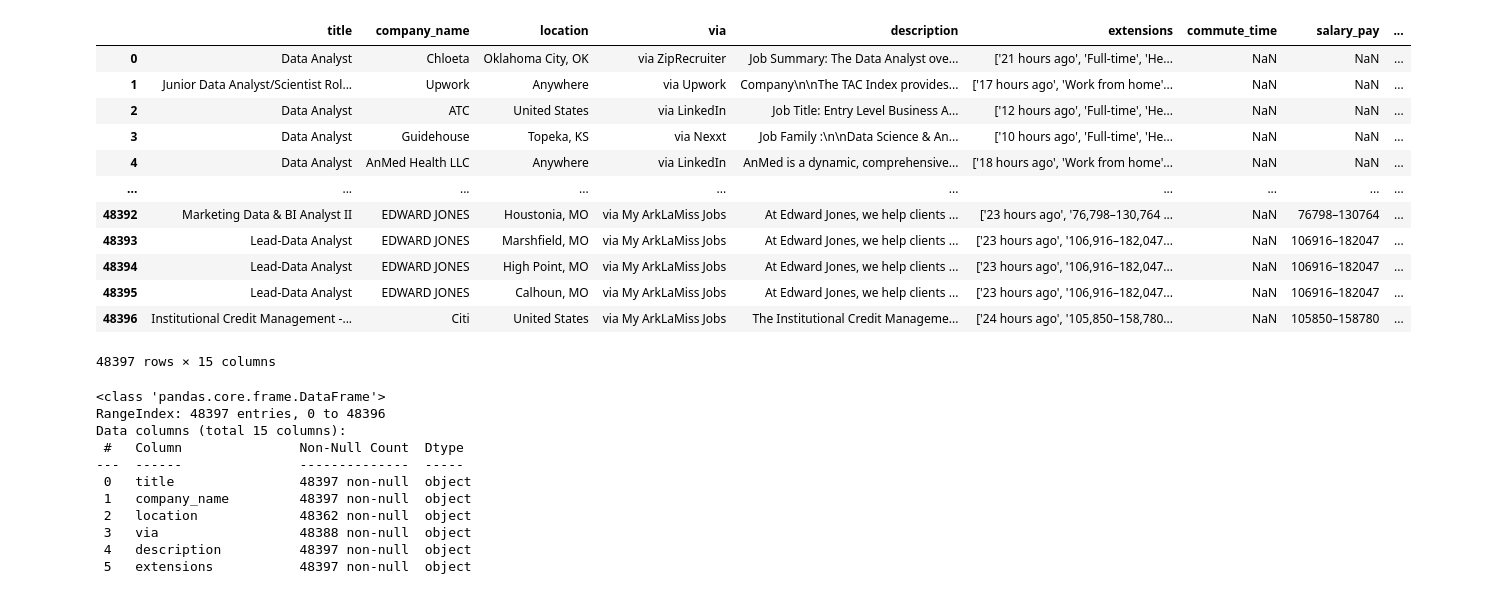
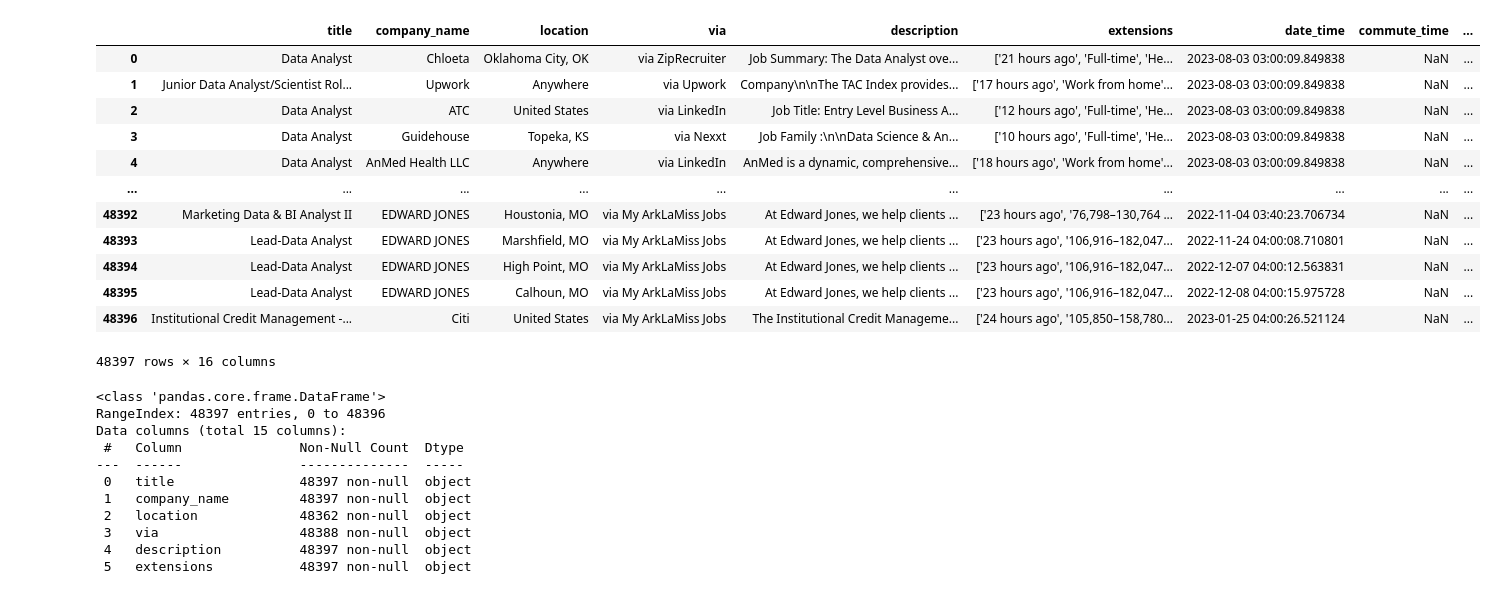
Before and after one commit to Severesix907/Capstone_Project, a Jupyter notebook: p_code/01_EDA.ipynb, the cells around one changed output. Saved outputs shown, nothing was run; the diff lists cells and outputs as text; code cells hidden in the pictures.

Commit message:
updated the data file

```diff
--- a/p_code/01_EDA.ipynb
+++ b/p_code/01_EDA.ipynb
@@ -4,22 +4,22 @@ import numpy as np
 import matplotlib.pyplot as plt
 import seaborn as sns
 # %%
-df = pd.read_csv("../p_code/gsearch_jobs.csv",  usecols=['title','company_name', 'location', 'via', 'description', 'extensions', 'commute_time', 'salary_pay', 'salary_rate', 'salary_avg', 'salary_min', 'salary_max', 'salary_hourly', 'salary_yearly', 'salary_standardized'])
+df = pd.read_csv("../p_code/gsearch_jobs.csv",  usecols=['title','company_name', 'date_time', 'location', 'via', 'description', 'extensions', 'commute_time', 'salary_pay', 'salary_rate', 'salary_avg', 'salary_min', 'salary_max', 'salary_hourly', 'salary_yearly', 'salary_standardized'])
 df
 # %% [output]
-|  | title | company_name | location | via | description | extensions | commute_time | salary_pay | ... |
-| 0 | Data Analyst | Chloeta | Oklahoma City, OK | via ZipRecruiter | Job Summary: The Data Analyst ove... | ['21 hours ago', 'Full-time', 'He... | NaN | NaN | ... |
-| 1 | Junior Data Analyst/Scientist Rol... | Upwork | Anywhere | via Upwork | Company\n\nThe TAC Index provides... | ['17 hours ago', 'Work from home'... | NaN | NaN | ... |
-| 2 | Data Analyst | ATC | United States | via LinkedIn | Job Title: Entry Level Business A... | ['12 hours ago', 'Full-time', 'He... | NaN | NaN | ... |
-| 3 | Data Analyst | Guidehouse | Topeka, KS | via Nexxt | Job Family :\n\nData Science & An... | ['10 hours ago', 'Full-time', 'He... | NaN | NaN | ... |
-| 4 | Data Analyst | AnMed Health LLC | Anywhere | via LinkedIn | AnMed is a dynamic, comprehensive... | ['18 hours ago', 'Work from home'... | NaN | NaN | ... |
+|  | title | company_name | location | via | description | extensions | date_time | commute_time | ... |
+| 0 | Data Analyst | Chloeta | Oklahoma City, OK | via ZipRecruiter | Job Summary: The Data Analyst ove... | ['21 hours ago', 'Full-time', 'He... | 2023-08-03 03:00:09.849838 | NaN | ... |
+| 1 | Junior Data Analyst/Scientist Rol... | Upwork | Anywhere | via Upwork | Company\n\nThe TAC Index provides... | ['17 hours ago', 'Work from home'... | 2023-08-03 03:00:09.849838 | NaN | ... |
+| 2 | Data Analyst | ATC | United States | via LinkedIn | Job Title: Entry Level Business A... | ['12 hours ago', 'Full-time', 'He... | 2023-08-03 03:00:09.849838 | NaN | ... |
+| 3 | Data Analyst | Guidehouse | Topeka, KS | via Nexxt | Job Family :\n\nData Science & An... | ['10 hours ago', 'Full-time', 'He... | 2023-08-03 03:00:09.849838 | NaN | ... |
+| 4 | Data Analyst | AnMed Health LLC | Anywhere | via LinkedIn | AnMed is a dynamic, comprehensive... | ['18 hours ago', 'Work from home'... | 2023-08-03 03:00:09.849838 | NaN | ... |
 | ... | ... | ... | ... | ... | ... | ... | ... | ... | ... |
-| 48392 | Marketing Data & BI Analyst II | EDWARD JONES | Houstonia, MO | via My ArkLaMiss Jobs | At Edward Jones, we help clients ... | ['23 hours ago', '76,798–130,764 ... | NaN | 76798–130764 | ... |
-| 48393 | Lead-Data Analyst | EDWARD JONES | Marshfield, MO | via My ArkLaMiss Jobs | At Edward Jones, we help clients ... | ['23 hours ago', '106,916–182,047... | NaN | 106916–182047 | ... |
-| 48394 | Lead-Data Analyst | EDWARD JONES | High Point, MO | via My ArkLaMiss Jobs | At Edward Jones, we help clients ... | ['23 hours ago', '106,916–182,047... | NaN | 106916–182047 | ... |
-| 48395 | Lead-Data Analyst | EDWARD JONES | Calhoun, MO | via My ArkLaMiss Jobs | At Edward Jones, we help clients ... | ['23 hours ago', '106,916–182,047... | NaN | 106916–182047 | ... |
-| 48396 | Institutional Credit Management -... | Citi | United States | via My ArkLaMiss Jobs | The Institutional Credit Manageme... | ['24 hours ago', '105,850–158,780... | NaN | 105850–158780 | ... |
+| 48392 | Marketing Data & BI Analyst II | EDWARD JONES | Houstonia, MO | via My ArkLaMiss Jobs | At Edward Jones, we help clients ... | ['23 hours ago', '76,798–130,764 ... | 2022-11-04 03:40:23.706734 | NaN | ... |
+| 48393 | Lead-Data Analyst | EDWARD JONES | Marshfield, MO | via My ArkLaMiss Jobs | At Edward Jones, we help clients ... | ['23 hours ago', '106,916–182,047... | 2022-11-24 04:00:08.710801 | NaN | ... |
+| 48394 | Lead-Data Analyst | EDWARD JONES | High Point, MO | via My ArkLaMiss Jobs | At Edward Jones, we help clients ... | ['23 hours ago', '106,916–182,047... | 2022-12-07 04:00:12.563831 | NaN | ... |
+| 48395 | Lead-Data Analyst | EDWARD JONES | Calhoun, MO | via My ArkLaMiss Jobs | At Edward Jones, we help clients ... | ['23 hours ago', '106,916–182,047... | 2022-12-08 04:00:15.975728 | NaN | ... |
+| 48396 | Institutional Credit Management -... | Citi | United States | via My ArkLaMiss Jobs | The Institutional Credit Manageme... | ['24 hours ago', '105,850–158,780... | 2023-01-25 04:00:26.521124 | NaN | ... |
-48397 rows × 15 columns
+48397 rows × 16 columns
 # %%
 #Checks the memory usage
 df.info(memory_usage='deep')
```
